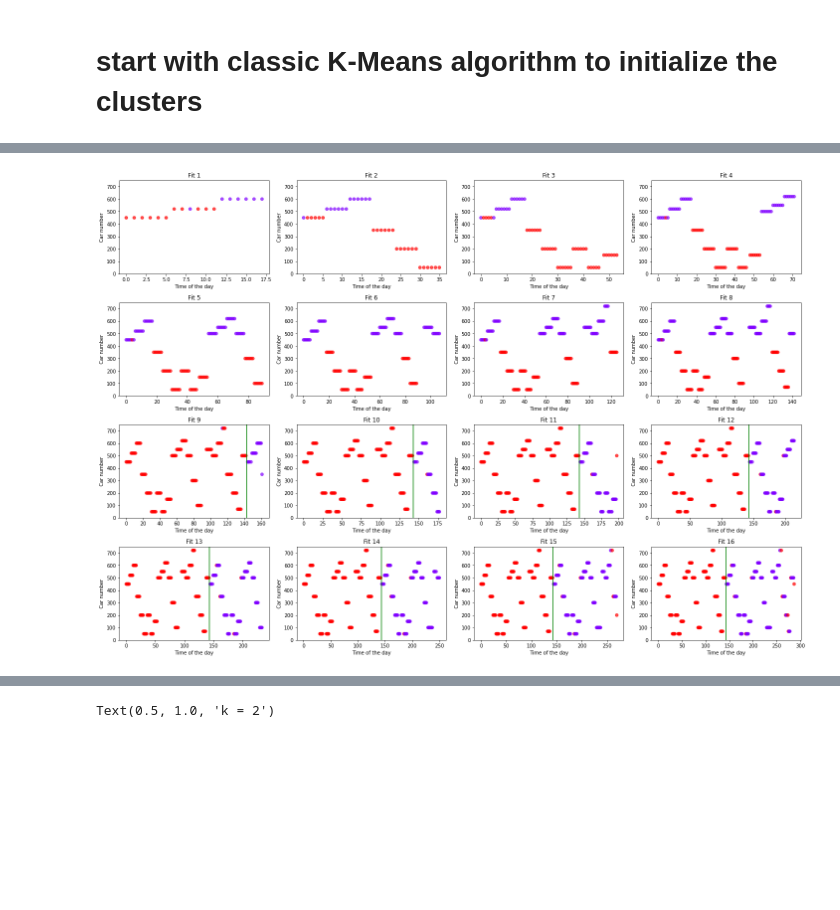
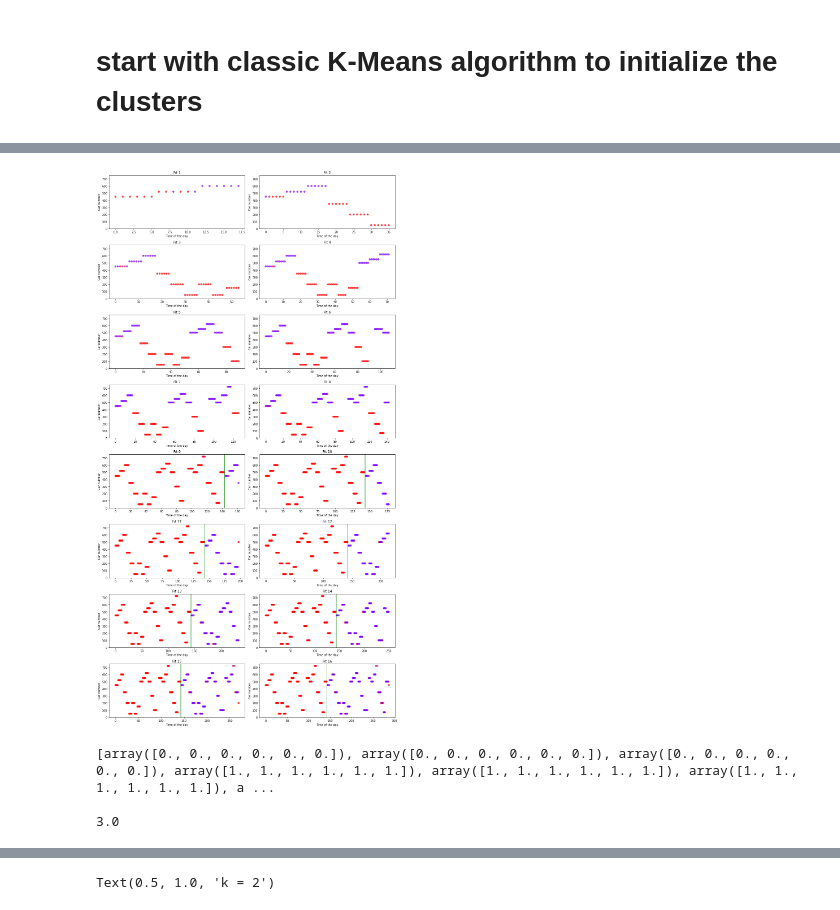
Before and after one commit to martaradzi/RTX, a Jupyter notebook: experiments/random_seed_42/bundle/k-means_k=2_whole.ipynb, the cells around one changed output, grey strips where cells are left out. Saved outputs shown, nothing was run; the diff lists cells and outputs as text; code cells hidden in the pictures; blank space fills up the shorter version.

```diff
--- a/experiments/random_seed_42/bundle/k-means_k=2_whole.ipynb
+++ b/experiments/random_seed_42/bundle/k-means_k=2_whole.ipynb
@@ -224,10 +224,10 @@ row_counter = 0
 
 fit_number = 1
 
-nrows = 2
-ncols = 4
+nrows = 3
+ncols = 3
 
-figure, axs = plt.subplots(nrows=nrows, ncols=ncols,figsize=(20,7.5))
+figure, axs = plt.subplots(nrows=nrows, ncols=ncols,figsize=(20,15))
 
 for i in list_of_nmpys_for_graphs:
 
@@ -273,34 +273,35 @@ for set_df in list_of_dfs_rest_2:
 # %%
 col_counter = 0
 row_counter = 0
 
 fit_number = 1
 
-nrows = 4
-ncols = 4
+nrows = 8
+ncols = 2
 
-figure, axs = plt.subplots(nrows=nrows, ncols=ncols,figsize=(20,15))
+
+figure, axs = plt.subplots(nrows=nrows, ncols=ncols,figsize=(15,30))
 
 for i in list_of_nmpys_for_graphs:
 
 #     numpy_array = i.to_numpy()
 
     figure.tight_layout(rect=[0, 0.03, 1, 0.95])
 
     axs[row_counter,col_counter].scatter(i[:, 5], i[:, 4], c =labels_dict[f'fit_{fit_number}'], cmap='rainbow', alpha=0.7 )
     axs[row_counter,col_counter].set_xlabel('Time of the day')
     axs[row_counter,col_counter].set_ylim(0, 750)
     axs[row_counter,col_counter].set_ylabel('Car number')
     axs[row_counter,col_counter].set_title(f'Fit {fit_number}')
 
     if fit_number >= 9:
         axs[row_counter,col_counter].axvline(x=143, color='g')
     if col_counter == (ncols-1):
         col_counter = 0
         row_counter += 1
     else:
         col_counter += 1
 
     fit_number += 1
 # %% [output]
-[figure, old version]
+[figure, new version]
@@ -308,0 +308,36 @@ for i in list_of_nmpys_for_graphs:
+# %%
+fit_number = 1
+outlier_dict = {}
+
+for k in labels_dict:
+#     print(k)
+    arr = labels_dict[k]
+#     print(arr)
+    fit =  np.array_split(arr, 3*fit_number)
+    outlier_counter = 0
+
+    for value in fit: # value is each of the 6 points
+#         print(value)
+
+        coun = np.array(np.unique(value, return_counts=True)).T
+        for num in coun:
+    #   print(coun)
+            if num[1] < 3:
+                outlier_counter += num[1]
+#         if len(value) < 6:
+#             print(f'revisit {k}')
+
+    outlier_dict[k] = outlier_counter
+#     if fit_number == 6:
+#         print(fit)
+#         print()
+#         print(outlier_counter)
+# #         break
+    fit_number += 1
+
+#     break
+outlier_dict
+# %% [output]
+[array([0., 0., 0., 0., 0., 0.]), array([0., 0., 0., 0., 0., 0.]), array([0., 0., 0., 0., 0., 0.]), array([1., 1., 1., 1., 1., 1.]), array([1., 1., 1., 1., 1., 1.]), array([1., 1., 1., 1., 1., 1.]), a ...
+
+3.0
```
Also changed, not shown: parts of 4 cells of this notebook, 6 other files.
